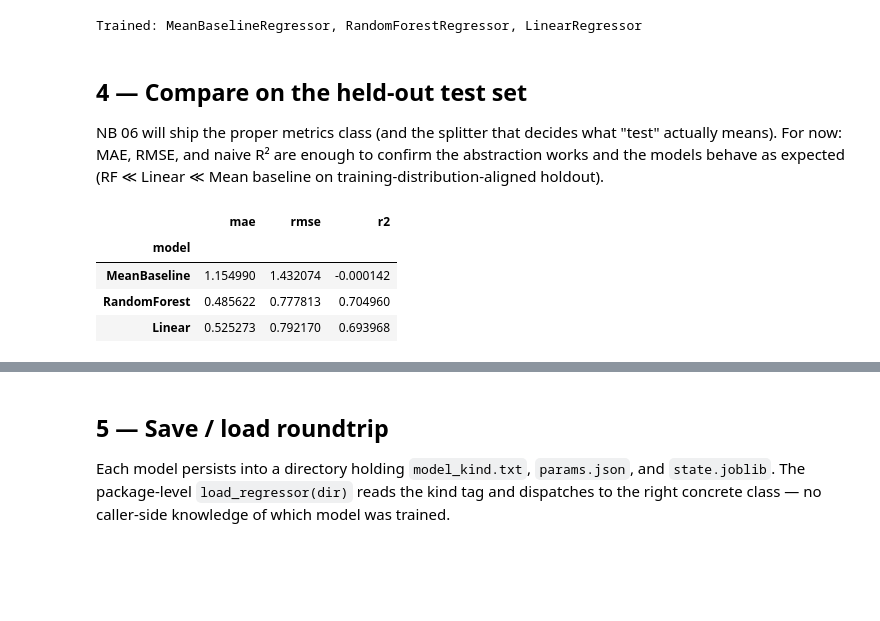
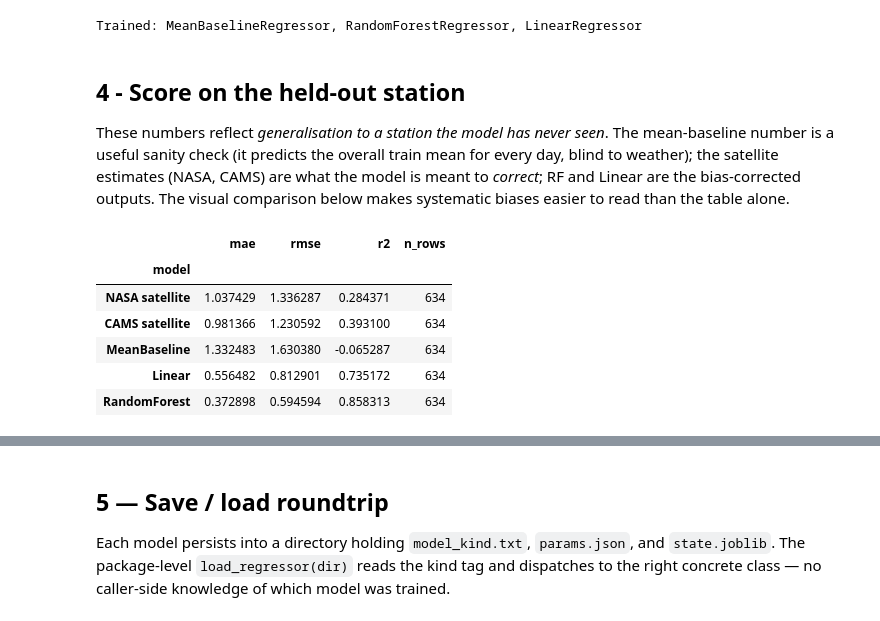
Before and after one commit to Marconi-Lab/SolarIrradiation, a Jupyter notebook: notebooks/04_models.ipynb, the cells around one changed output, grey strips where cells are left out. Cells and saved outputs as stored; diff of their text form; code cells hidden in the pictures; blank space fills up the shorter version.

```diff
--- a/notebooks/04_models.ipynb
+++ b/notebooks/04_models.ipynb
@@ -62,10 +62,10 @@ from susse.preprocessing import (
     ClearSkyIndexSpec, FeatureSpec, Preprocessor,
 )
 
-SNAPSHOT_DIR = (Path.cwd() / "../data/training_snapshots/susse_training_demo_v1-2024H1").resolve()
+SNAPSHOT_DIR = (Path.cwd() / "../data/training_snapshots/susse_training_demo_v1-2024").resolve()
 dataset = load_snapshot(SNAPSHOT_DIR)
 print(f"Loaded {dataset.manifest.name} {dataset.manifest.version}: "
-      f"{dataset.manifest.n_rows} rows × {dataset.manifest.n_cols} cols")
+      f"{dataset.manifest.n_rows} rows x {dataset.manifest.n_cols} cols")
 
 spec = FeatureSpec(
     target_column="y_ghi_kwh_m2_day",
@@ -88,6 +88,6 @@ spec = FeatureSpec(
 )
 
 processed = Preprocessor(spec).apply(dataset)
-print(f"Processed: {processed.n_rows} rows × {processed.n_features} features")
+print(f"Processed: {processed.n_rows} rows x {processed.n_features} features")
 print(f"Feature columns: {processed.feature_columns}")
 # %% [output]
@@ -143,35 +173,49 @@ print(f"Trained: {type(mean_model).__name__}, "
 # %% [output]
 Trained: MeanBaselineRegressor, RandomForestRegressor, LinearRegressor
 # %% [markdown]
-## 4 — Compare on the held-out test set
+## 4 - Score on the held-out station
 
-NB 06 will ship the proper metrics class (and the splitter that decides what "test" actually means). For now: MAE, RMSE, and naive R² are enough to confirm the abstraction works and the models behave as expected (RF ≪ Linear ≪ Mean baseline on training-distribution-aligned holdout).
+These numbers reflect *generalisation to a station the model has never seen*. The mean-baseline number is a useful sanity check (it predicts the overall train mean for every day, blind to weather); the satellite estimates (NASA, CAMS) are what the model is meant to *correct*; RF and Linear are the bias-corrected outputs. The visual comparison below makes systematic biases easier to read than the table alone.
 # %%
-def _score(y_true, y_pred):
+def _score(y_true, y_pred, *, mask=None):
+    if mask is not None:
+        y_true = y_true[mask]
+        y_pred = y_pred[mask]
     err = y_pred - y_true
     mae = err.abs().mean()
     rmse = np.sqrt((err ** 2).mean())
     ss_res = (err ** 2).sum()
     ss_tot = ((y_true - y_true.mean()) ** 2).sum()
     r2 = 1.0 - ss_res / ss_tot if ss_tot > 0 else float("nan")
     return mae, rmse, r2
 
 
+nasa_pred = processed.df.loc[test_mask, "sat_ghi_nasa_kwh_m2_day"]
+cams_pred = processed.df.loc[test_mask, "sat_ghi_cams_kwh_m2_day"]
+
+# Score every series only on rows where it (and the target) are non-null;
+# some grid cells / dates can have NaN sat_ghi.
 rows = []
-for name, model in [
-    ("MeanBaseline", mean_model),
-    ("RandomForest", rf_model),
-    ("Linear", linear_model),
+for name, preds in [
+    ("NASA satellite", nasa_pred),
+    ("CAMS satellite", cams_pred),
+    ("MeanBaseline",   mean_model.predict(X_test)),
+    ("Linear",         linear_model.predict(X_test)),
+    ("RandomForest",   rf_model.predict(X_test)),
 ]:
-    mae, rmse, r2 = _score(y_test, model.predict(X_test))
-    rows.append({"model": name, "mae": mae, "rmse": rmse, "r2": r2})
+    mask = preds.notna() & y_test.notna()
+    mae, rmse, r2 = _score(y_test, preds, mask=mask)
+    rows.append({"model": name, "mae": mae, "rmse": rmse, "r2": r2,
+                 "n_rows": int(mask.sum())})
 
 scores = pd.DataFrame(rows).set_index("model")
 scores
 # %% [output]
-|  | mae | rmse | r2 |
-| model |  |  |  |
-| MeanBaseline | 1.154990 | 1.432074 | -0.000142 |
-| RandomForest | 0.485622 | 0.777813 | 0.704960 |
-| Linear | 0.525273 | 0.792170 | 0.693968 |
+|  | mae | rmse | r2 | n_rows |
+| model |  |  |  |  |
+| NASA satellite | 1.037429 | 1.336287 | 0.284371 | 634 |
+| CAMS satellite | 0.981366 | 1.230592 | 0.393100 | 634 |
+| MeanBaseline | 1.332483 | 1.630380 | -0.065287 | 634 |
+| Linear | 0.556482 | 0.812901 | 0.735172 | 634 |
+| RandomForest | 0.372898 | 0.594594 | 0.858313 | 634 |
 # %% [markdown]
```
Also changed, not shown: parts of 6 cells of this notebook, 3 other files.
